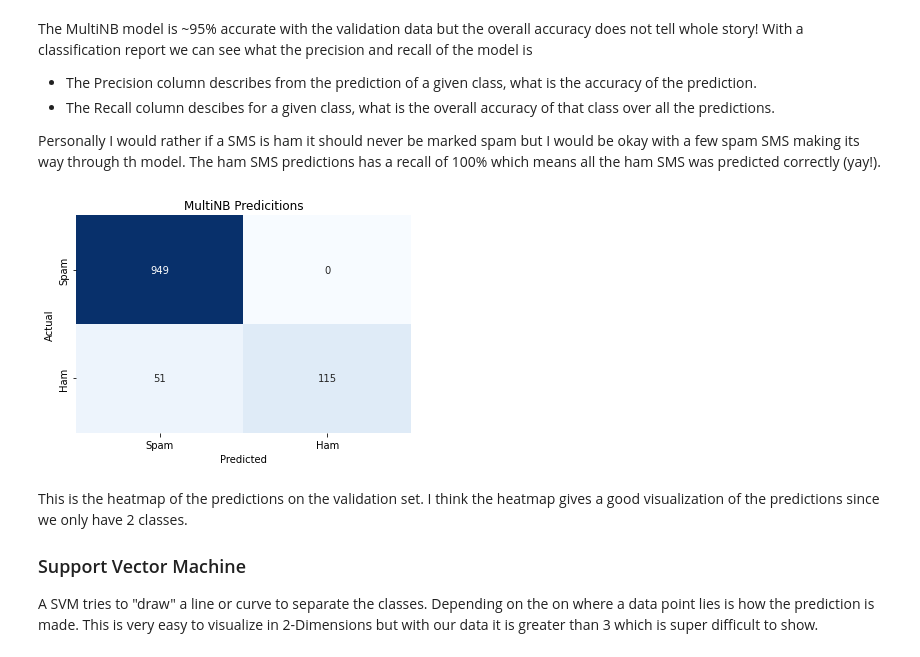
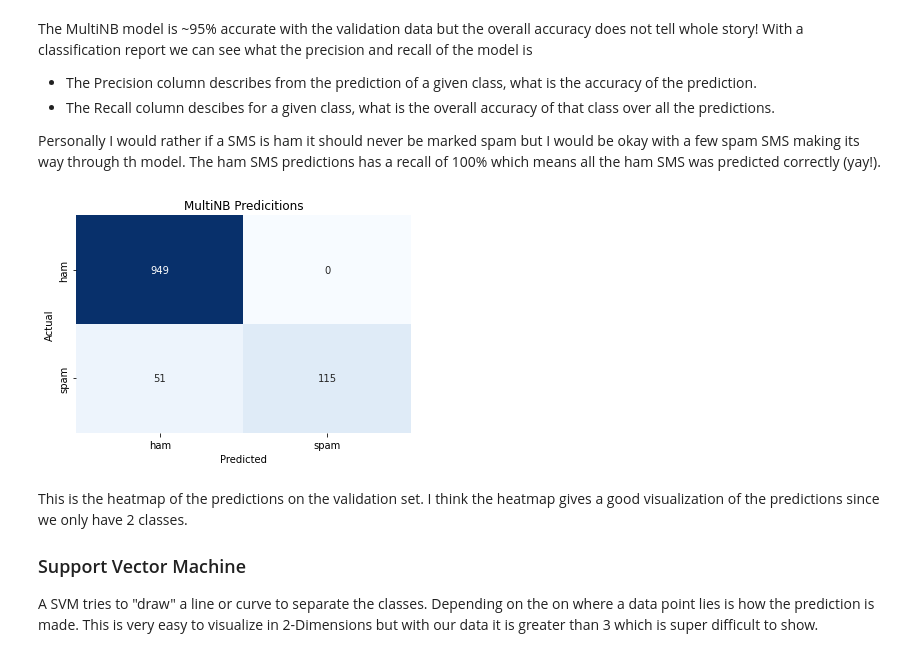
Before and after one commit to Piercson/Spam-Detection, a Jupyter notebook: spam_detection.ipynb, the cells around one changed output. Saved outputs shown, nothing was run; the diff lists cells and outputs as text; code cells hidden in the pictures.

```diff
--- a/spam_detection.ipynb
+++ b/spam_detection.ipynb
@@ -172,6 +174,7 @@ from sklearn.model_selection import train_test_split
 
 X = data.cleaned_stemm
 y = data['class']
+classifications = ["ham","spam"]
 
 X_train, X_valid, y_train, y_valid = train_test_split(X, y,train_size=0.8, test_size=0.2,random_state=0)
 # %% [markdown]
@@ -222,9 +225,9 @@ The MultiNB model is ~95% accurate with the validation data but the overall accu
 Personally I would rather if a SMS is ham it should never be marked spam but I would be okay with a few spam SMS making its way through th model.
 The ham SMS predictions has a recall of 100% which means all the ham SMS was predicted correctly (yay!).
 # %%
-figures.plot_heatmap(y_valid,y_pred, labels,"MultiNB Predicitions")
+figures.plot_heatmap(y_valid,y_pred, classifications,"MultiNB Predicitions")
 # %% [output]
-[figure, old version]
+[figure, new version]
 # %% [markdown]
 This is the heatmap of the predictions on the validation set. I think the heatmap gives a good visualization of the predictions since we only have 2 classes.
 
```
Also changed, not shown: parts of 24 cells of this notebook, 4 other files.
